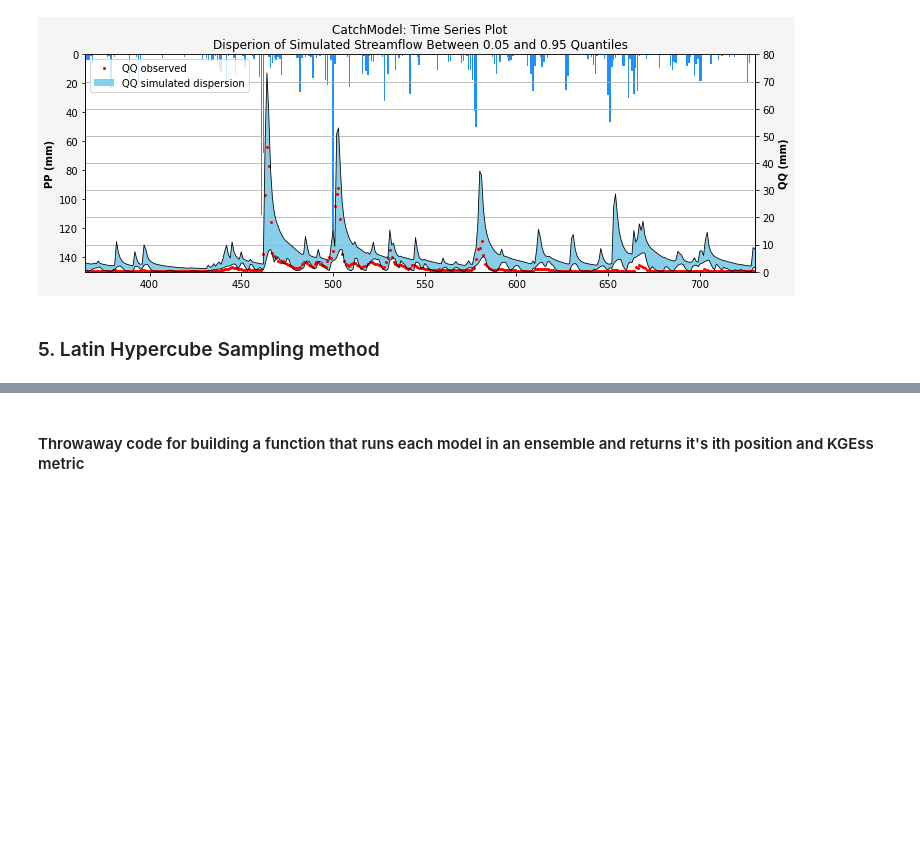
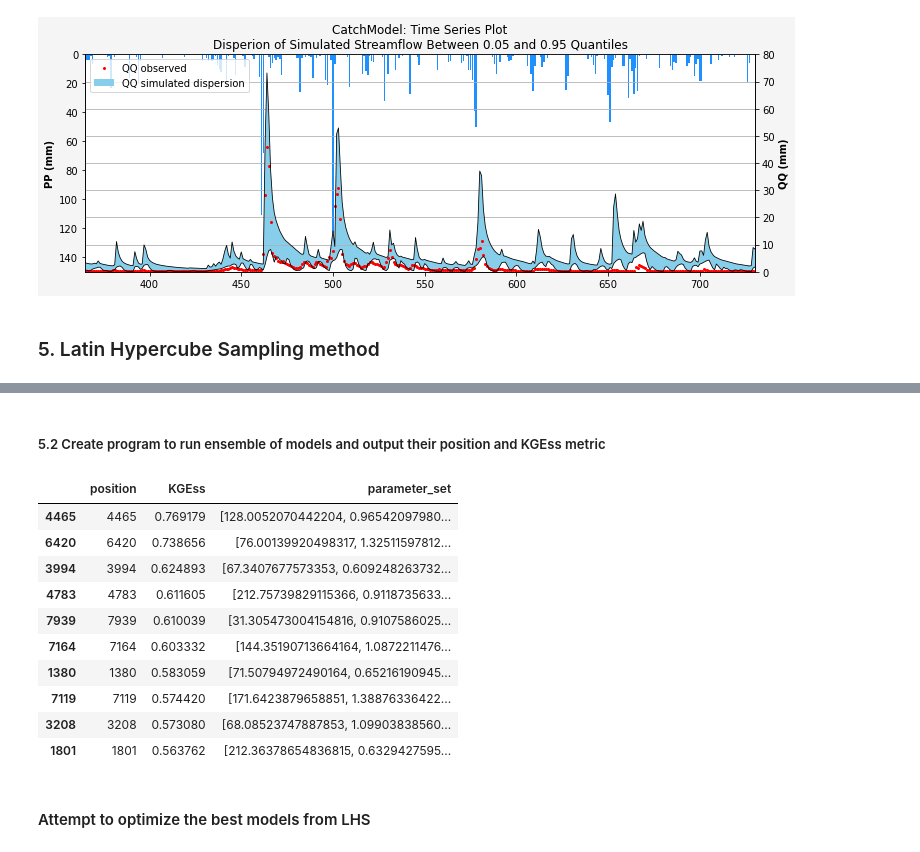
Before and after one commit to david-edu-morales/imp, a Jupyter notebook: imp06/imp06_morales.ipynb, the cells around one changed output, grey strips where cells are left out. Saved outputs shown, nothing was run; the diff lists cells and outputs as text; code cells hidden in the pictures; blank space fills up the shorter version.

```diff
--- a/imp06/imp06_morales.ipynb
+++ b/imp06/imp06_morales.ipynb
@@ -314,6 +316,6 @@ from scipy.stats import qmc
 # %%
 #==== Set number of iterations ==========================================
-NValues = 1000
+NValues = 10000
 
 #==== Set paramter bounds ===============================================
             # Theta_C1  Theta_P1  Theta_K12  Theta_K13   Theta_K2Q    Theta_K3Q
@@ -333,8 +335,6 @@ for i in ParBoundIdx:
 #==== Latin Hypercube Sampler ===========================================
 sampler = qmc.LatinHypercube(d=6)               # set LHS function to generate 6-dimensional output
 sample = sampler.random(n=NValues)              # generate 1000 6-dimensional random number sets
-sample = qmc.scale(sample,                      # scale by lower and upper parameter bounds to create models
+LHS_ensemble = qmc.scale(sample,                      # scale by lower and upper parameter bounds to create models
                    lower_ParBounds,
                    upper_ParBounds)
-# %% [markdown]
-#### Throwaway code for building a function that runs each model in an ensemble and returns it's ith position and KGEss metric
@@ -358,0 +341,33 @@ def EnsembleRunner(ParSetList, PPobs, PEobs, QQobs, NRes):
+# %% [markdown]
+##### 5.2 Create program to run ensemble of models and output their position and KGEss metric
+# %%
+NLHS_ensemble = len(LHS_ensemble); LHS_ensembleIdx = np.arange(0, NLHS_ensemble, 1)
+
+ensemble_List = []
+
+for i in LHS_ensembleIdx:
+    Pars = LHS_ensemble[i]
+    [QQsim, AEsim, MSE,NSE,NSEL,KGEss,KGE,alpha,beta,rho] = lrc.MainCatchModel(Pars, PPobs, PEobs, QQobs, NRes)
+    KGEss_i = [i, KGEss, Pars]
+    ensemble_List.append(KGEss_i)
+# %%
+df = pd.DataFrame(ensemble_List, columns=['position', 'KGEss', 'parameter_set'])
+df.set_index('position')
+df.sort_values(by='KGEss',ascending=False, inplace=True)
+top_models = df.head(10)
+# %%
+top_models
+# %% [output]
+|  | position | KGEss | parameter_set |
+| 4465 | 4465 | 0.769179 | [128.0052070442204, 0.96542097980... |
+| 6420 | 6420 | 0.738656 | [76.00139920498317, 1.32511597812... |
+| 3994 | 3994 | 0.624893 | [67.3407677573353, 0.609248263732... |
+| 4783 | 4783 | 0.611605 | [212.75739829115366, 0.9118735633... |
+| 7939 | 7939 | 0.610039 | [31.305473004154816, 0.9107586025... |
+| 7164 | 7164 | 0.603332 | [144.35190713664164, 1.0872211476... |
+| 1380 | 1380 | 0.583059 | [71.50794972490164, 0.65216190945... |
+| 7119 | 7119 | 0.574420 | [171.6423879658851, 1.38876336422... |
+| 3208 | 3208 | 0.573080 | [68.08523747887853, 1.09903838560... |
+| 1801 | 1801 | 0.563762 | [212.36378654836815, 0.6329427595... |
+# %% [markdown]
+#### Attempt to optimize the best models from LHS
```
Also changed, not shown: parts of 11 cells of this notebook, 1 other file.
